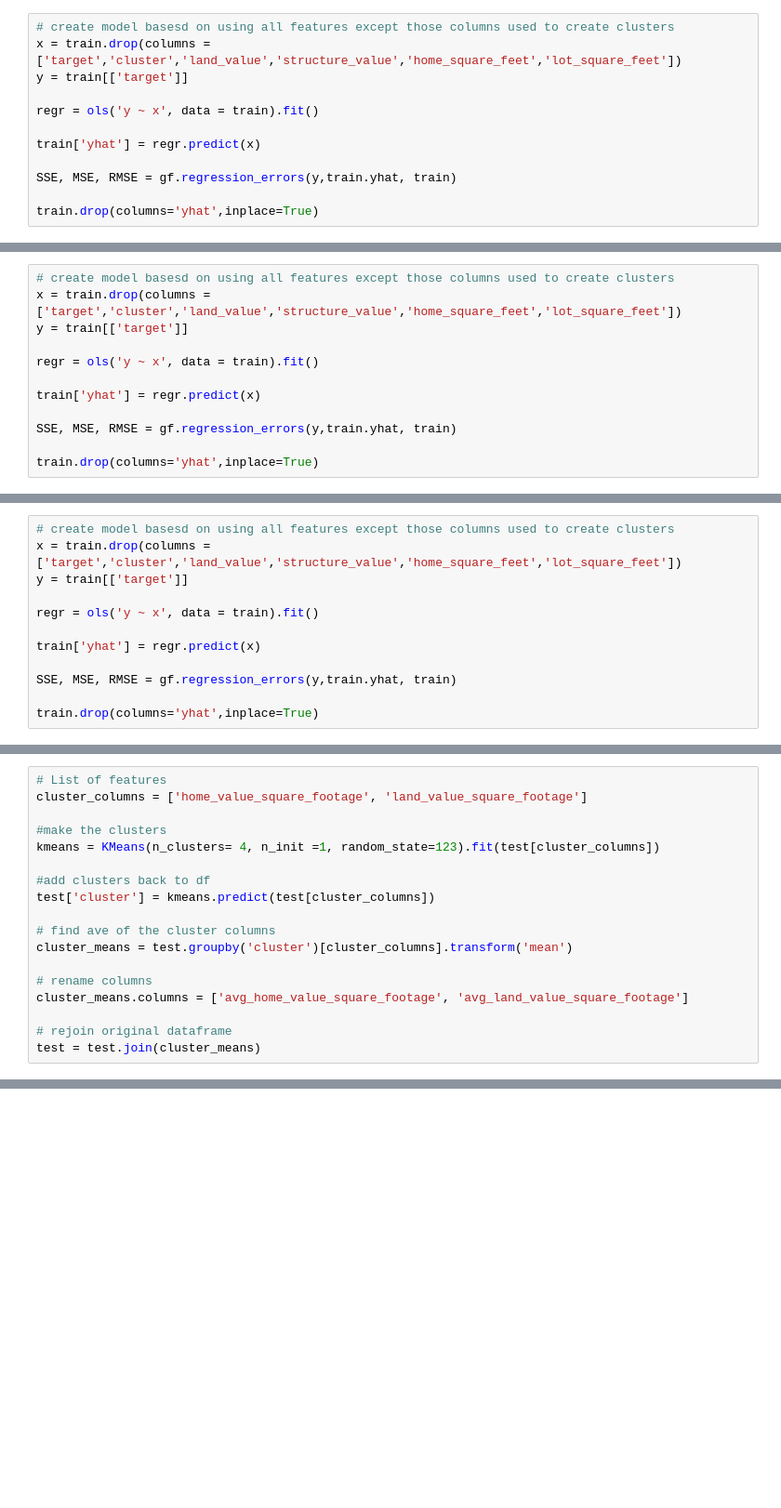
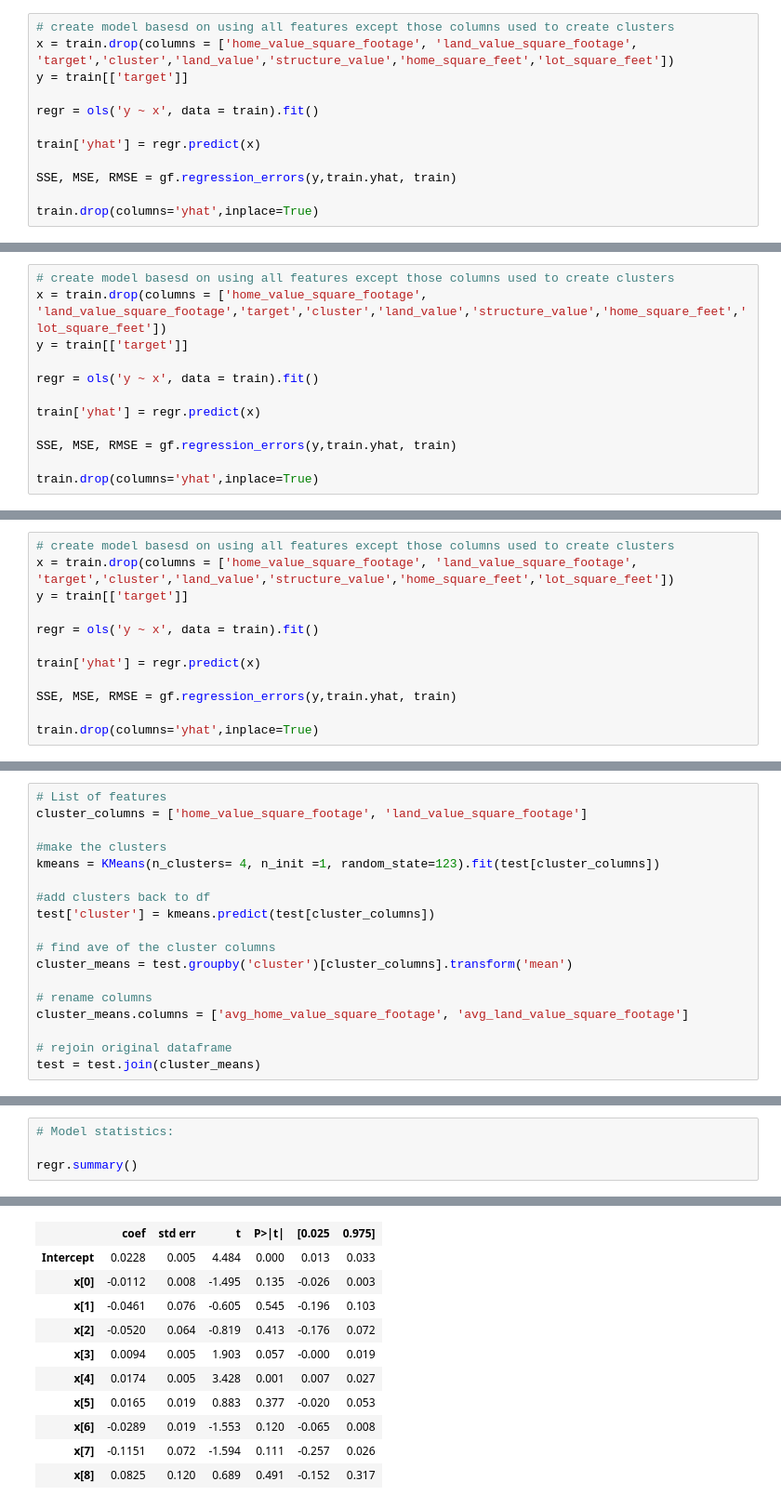
Before and after one commit to P-F-M/logerror_zillow, a Jupyter notebook: logerror_zillow.ipynb, the cells around one changed output, grey strips where cells are left out. Shown at 93% size. Drawn from its saved outputs; the diff is of its cells as text; blank space fills up the shorter version.

```diff
--- a/logerror_zillow.ipynb
+++ b/logerror_zillow.ipynb
@@ -292,7 +334,7 @@ train.drop(columns='yhat',inplace=True)
 SSE:  772.2939020370583 MSE:  0.028645916247665368 RMSE:  0.16925104504157534
 # %%
 # create model basesd on using all features except those columns used to create clusters
-x = train.drop(columns = ['target','cluster','land_value','structure_value','home_square_feet','lot_square_feet'])
+x = train.drop(columns = ['home_value_square_footage', 'land_value_square_footage', 'target','cluster','land_value','structure_value','home_square_feet','lot_square_feet'])
 y = train[['target']]
 
 regr = ols('y ~ x', data = train).fit()
@@ -330,7 +372,7 @@ cluster_means.columns = ['avg_home_value_square_footage', 'avg_land_value_square
 train = train.join(cluster_means)
 # %%
 # create model basesd on using all features except those columns used to create clusters
-x = train.drop(columns = ['target','cluster','land_value','structure_value','home_square_feet','lot_square_feet'])
+x = train.drop(columns = ['home_value_square_footage', 'land_value_square_footage','target','cluster','land_value','structure_value','home_square_feet','lot_square_feet'])
 y = train[['target']]
 
 regr = ols('y ~ x', data = train).fit()
@@ -367,7 +409,7 @@ cluster_means.columns = ['avg_home_value_square_footage', 'avg_land_value_square
 train = train.join(cluster_means)
 # %%
 # create model basesd on using all features except those columns used to create clusters
-x = train.drop(columns = ['target','cluster','land_value','structure_value','home_square_feet','lot_square_feet'])
+x = train.drop(columns = ['home_value_square_footage', 'land_value_square_footage', 'target','cluster','land_value','structure_value','home_square_feet','lot_square_feet'])
 y = train[['target']]
 
 regr = ols('y ~ x', data = train).fit()
@@ -420,0 +487,5 @@ SSE:  770.6671910800603 MSE:  0.02858557830415654 RMSE:  0.16907270123871726
+# %%
+# Model statistics:
+
+regr.summary()
+# %% [output]
@@ -420,0 +502,11 @@ SSE:  770.6671910800603 MSE:  0.02858557830415654 RMSE:  0.16907270123871726
+|  | coef | std err | t | P>|t| | [0.025 | 0.975] |
+| Intercept | 0.0228 | 0.005 | 4.484 | 0.000 | 0.013 | 0.033 |
+| x[0] | -0.0112 | 0.008 | -1.495 | 0.135 | -0.026 | 0.003 |
+| x[1] | -0.0461 | 0.076 | -0.605 | 0.545 | -0.196 | 0.103 |
+| x[2] | -0.0520 | 0.064 | -0.819 | 0.413 | -0.176 | 0.072 |
+| x[3] | 0.0094 | 0.005 | 1.903 | 0.057 | -0.000 | 0.019 |
+| x[4] | 0.0174 | 0.005 | 3.428 | 0.001 | 0.007 | 0.027 |
+| x[5] | 0.0165 | 0.019 | 0.883 | 0.377 | -0.020 | 0.053 |
+| x[6] | -0.0289 | 0.019 | -1.553 | 0.120 | -0.065 | 0.008 |
+| x[7] | -0.1151 | 0.072 | -1.594 | 0.111 | -0.257 | 0.026 |
+| x[8] | 0.0825 | 0.120 | 0.689 | 0.491 | -0.152 | 0.317 |
```
Also changed, not shown: parts of 41 cells of this notebook, 7 other files.
